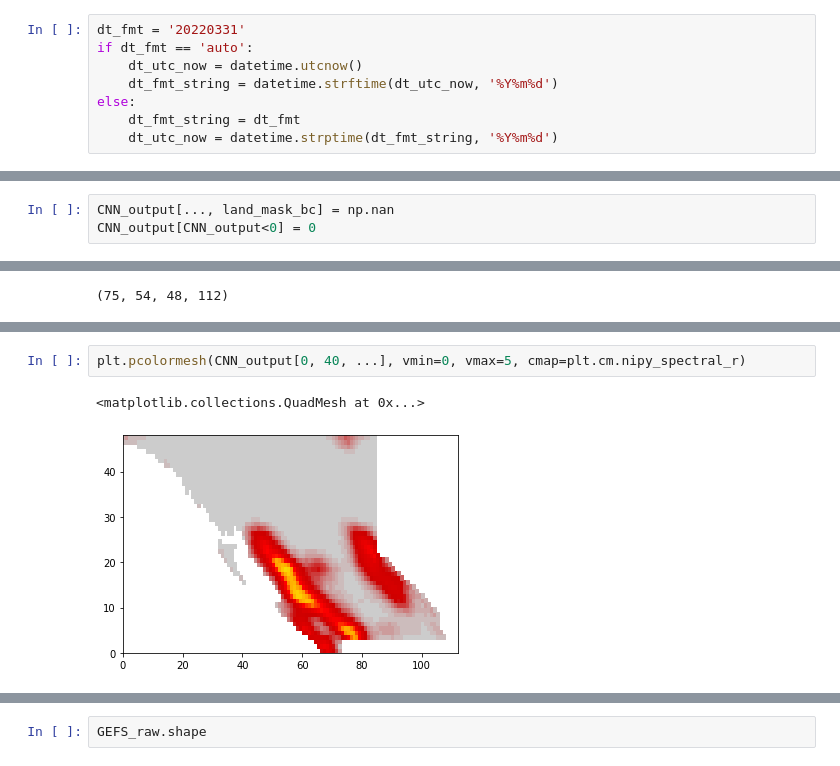
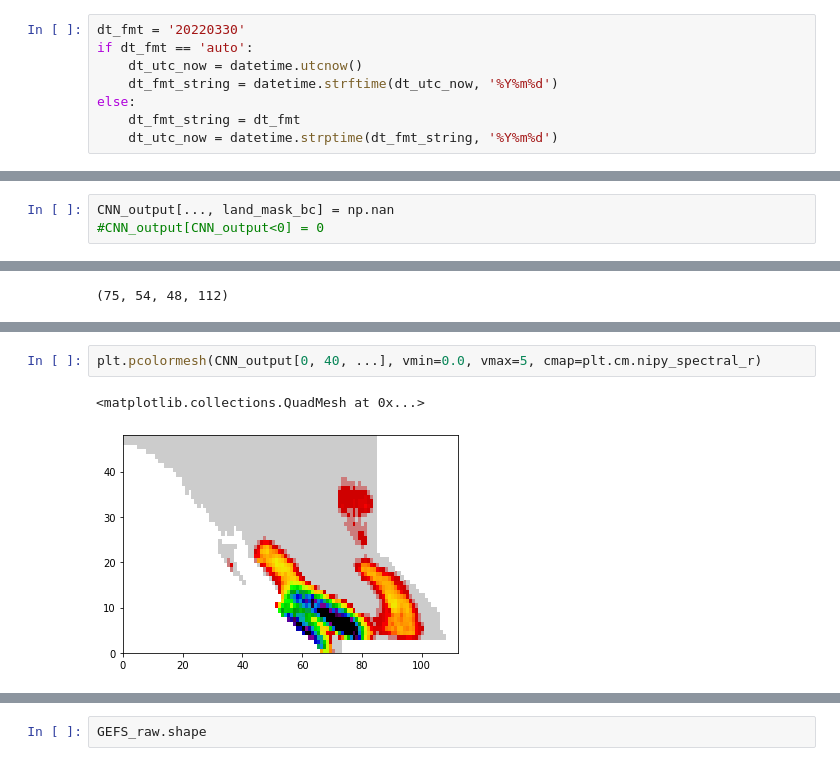
Before and after one commit to yingkaisha/WFRT-PP-DEV, a Jupyter notebook: notebooks/DEV04_Plot.ipynb, the cells around one changed output, grey strips where cells are left out. Cells and saved outputs as stored; diff of their text form.

```diff
--- a/notebooks/DEV04_Plot.ipynb
+++ b/notebooks/DEV04_Plot.ipynb
@@ -46,7 +46,7 @@ from mpl_toolkits.axes_grid1.inset_locator import inset_axes
 
 %matplotlib inline
 # %%
-dt_fmt = '20220331'
+dt_fmt = '20220330'
 if dt_fmt == 'auto':
     dt_utc_now = datetime.utcnow()
     dt_fmt_string = datetime.strftime(dt_utc_now, '%Y%m%d')
@@ -74,7 +74,7 @@ with h5py.File(output_dir+name_output, 'r') as h5io:
     CNN_output = h5io['gefs_apcp'][...]
 # %%
 CNN_output[..., land_mask_bc] = np.nan
-CNN_output[CNN_output<0] = 0
+#CNN_output[CNN_output<0] = 0
 # %%
 GEFS_raw = np.empty((N_leads_namelist,)+ocean_mask_bc.shape)
 # %%
@@ -125,5 +125,5 @@ plt.pcolormesh(nonDL_output[0, 40, ...], vmin=0, vmax=5, cmap=plt.cm.nipy_spectr
 # %%
-plt.pcolormesh(CNN_output[0, 40, ...], vmin=0, vmax=5, cmap=plt.cm.nipy_spectral_r)
+plt.pcolormesh(CNN_output[0, 40, ...], vmin=0.0, vmax=5, cmap=plt.cm.nipy_spectral_r)
 # %% [output]
 <matplotlib.collections.QuadMesh at 0x...>
-[figure, old version]
+[figure, new version]
```
Also changed, not shown: parts of 7 cells of this notebook, 9 other files.
